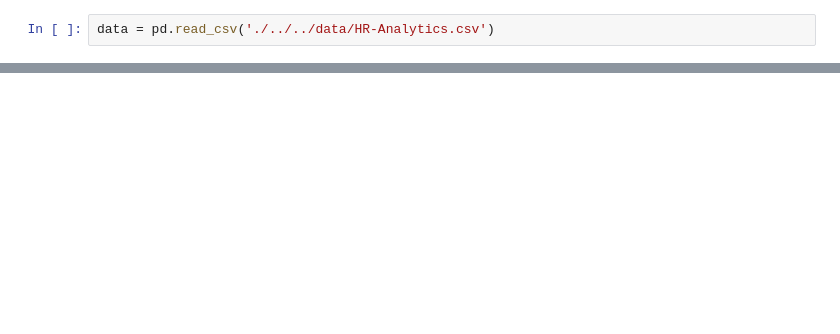
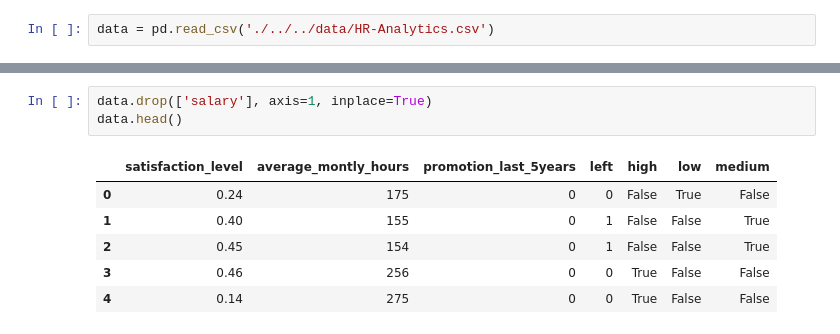
Before and after one commit to arunism/The-Data-Science-Learning-Hub, a Jupyter notebook: 04-Machine-Learning/01-Supervised-Learning/08-Classification-Project.ipynb, the cells around one changed output, grey strips where cells are left out. Drawn from its saved outputs; the diff is of its cells as text; blank space fills up the shorter version.

```diff
--- a/04-Machine-Learning/01-Supervised-Learning/08-Classification-Project.ipynb
+++ b/04-Machine-Learning/01-Supervised-Learning/08-Classification-Project.ipynb
@@ -60,0 +222,10 @@ sns.pairplot(data, hue='left')
+# %%
+data.drop(['salary'], axis=1, inplace=True)
+data.head()
+# %% [output]
+|  | satisfaction_level | average_montly_hours | promotion_last_5years | left | high | low | medium |
+| 0 | 0.24 | 175 | 0 | 0 | False | True | False |
+| 1 | 0.40 | 155 | 0 | 1 | False | False | True |
+| 2 | 0.45 | 154 | 0 | 1 | False | False | True |
+| 3 | 0.46 | 256 | 0 | 0 | True | False | False |
+| 4 | 0.14 | 275 | 0 | 0 | True | False | False |
```
Also changed, not shown: parts of 54 cells of this notebook.
